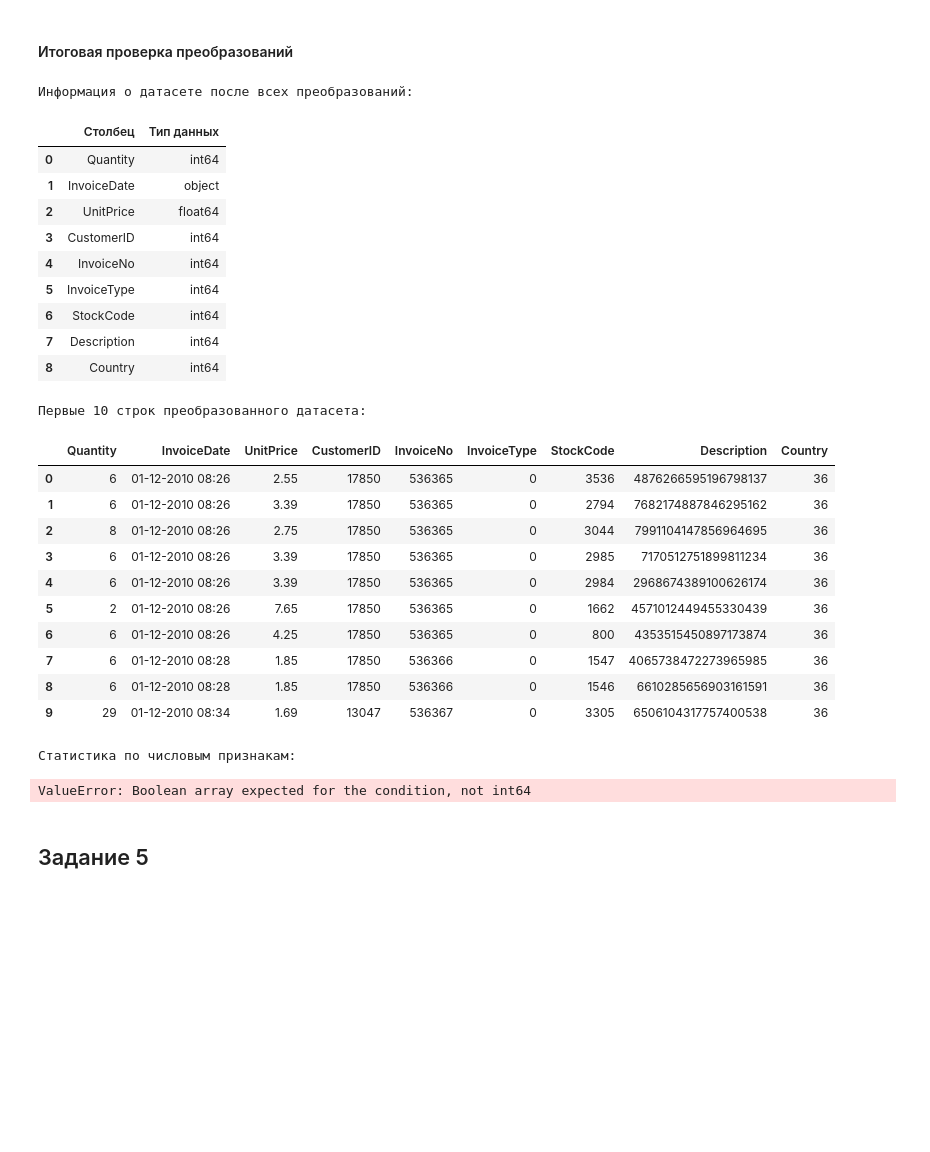
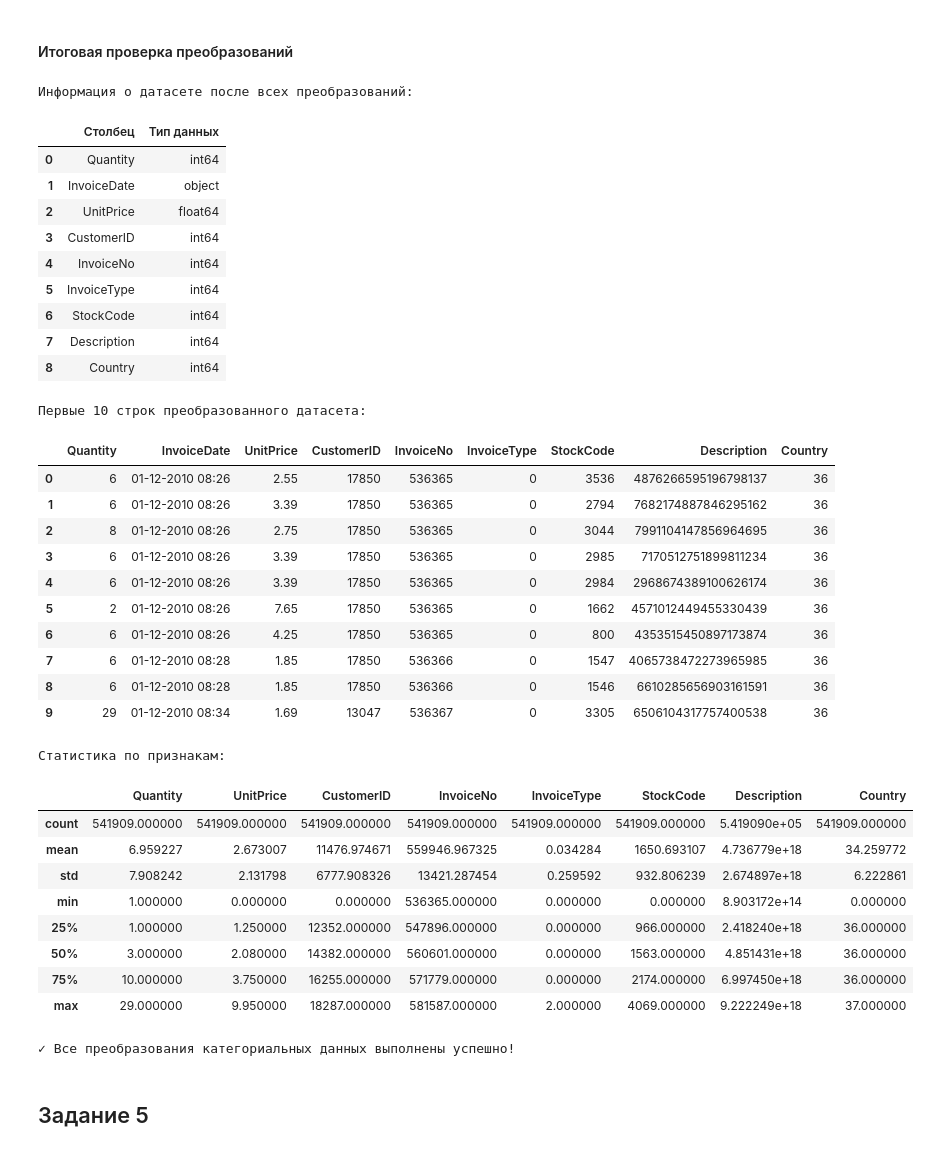
Before and after one commit to Education-Bugaev-RV/TOBD, a Jupyter notebook: ЛР (3)/notebook.ipynb, the cells around one changed output. Cells and saved outputs as stored; diff of their text form; code cells hidden in the pictures; blank space fills up the shorter version.

Commit message:
fix(ЛР3): исправляет ошибку выводе статистики по признакам

```diff
--- a/ЛР (3)/notebook.ipynb
+++ b/ЛР (3)/notebook.ipynb
@@ -1110,37 +1110,46 @@ display(comparison_types)
 
 print("\nПервые 10 строк преобразованного датасета:")
 display(retail_df_categorical.head(10))
 
-print("\nСтатистика по числовым признакам:")
-display(retail_df_categorical[retail_df_categorical.select_dtypes(include=['number'])])
+print("\nСтатистика по признакам:")
+display(retail_df_categorical.describe())
 
 print("\n✓ Все преобразования категориальных данных выполнены успешно!")
 # %% [output]
 Информация о датасете после всех преобразований:
 |  | Столбец | Тип данных |
 | 0 | Quantity | int64 |
 | 1 | InvoiceDate | object |
 | 2 | UnitPrice | float64 |
 | 3 | CustomerID | int64 |
 | 4 | InvoiceNo | int64 |
 | 5 | InvoiceType | int64 |
 | 6 | StockCode | int64 |
 | 7 | Description | int64 |
 | 8 | Country | int64 |
 Первые 10 строк преобразованного датасета:
 |  | Quantity | InvoiceDate | UnitPrice | CustomerID | InvoiceNo | InvoiceType | StockCode | Description | Country |
 | 0 | 6 | 01-12-2010 08:26 | 2.55 | 17850 | 536365 | 0 | 3536 | 4876266595196798137 | 36 |
 | 1 | 6 | 01-12-2010 08:26 | 3.39 | 17850 | 536365 | 0 | 2794 | 7682174887846295162 | 36 |
 | 2 | 8 | 01-12-2010 08:26 | 2.75 | 17850 | 536365 | 0 | 3044 | 7991104147856964695 | 36 |
 | 3 | 6 | 01-12-2010 08:26 | 3.39 | 17850 | 536365 | 0 | 2985 | 7170512751899811234 | 36 |
 | 4 | 6 | 01-12-2010 08:26 | 3.39 | 17850 | 536365 | 0 | 2984 | 2968674389100626174 | 36 |
 | 5 | 2 | 01-12-2010 08:26 | 7.65 | 17850 | 536365 | 0 | 1662 | 4571012449455330439 | 36 |
 | 6 | 6 | 01-12-2010 08:26 | 4.25 | 17850 | 536365 | 0 | 800 | 4353515450897173874 | 36 |
 | 7 | 6 | 01-12-2010 08:28 | 1.85 | 17850 | 536366 | 0 | 1547 | 4065738472273965985 | 36 |
 | 8 | 6 | 01-12-2010 08:28 | 1.85 | 17850 | 536366 | 0 | 1546 | 6610285656903161591 | 36 |
 | 9 | 29 | 01-12-2010 08:34 | 1.69 | 13047 | 536367 | 0 | 3305 | 6506104317757400538 | 36 |
-Статистика по числовым признакам:
+Статистика по признакам:
+|  | Quantity | UnitPrice | CustomerID | InvoiceNo | InvoiceType | StockCode | Description | Country |
+| count | 541909.000000 | 541909.000000 | 541909.000000 | 541909.000000 | 541909.000000 | 541909.000000 | 5.419090e+05 | 541909.000000 |
+| mean | 6.959227 | 2.673007 | 11476.974671 | 559946.967325 | 0.034284 | 1650.693107 | 4.736779e+18 | 34.259772 |
+| std | 7.908242 | 2.131798 | 6777.908326 | 13421.287454 | 0.259592 | 932.806239 | 2.674897e+18 | 6.222861 |
+| min | 1.000000 | 0.000000 | 0.000000 | 536365.000000 | 0.000000 | 0.000000 | 8.903172e+14 | 0.000000 |
+| 25% | 1.000000 | 1.250000 | 12352.000000 | 547896.000000 | 0.000000 | 966.000000 | 2.418240e+18 | 36.000000 |
+| 50% | 3.000000 | 2.080000 | 14382.000000 | 560601.000000 | 0.000000 | 1563.000000 | 4.851431e+18 | 36.000000 |
+| 75% | 10.000000 | 3.750000 | 16255.000000 | 571779.000000 | 0.000000 | 2174.000000 | 6.997450e+18 | 36.000000 |
+| max | 29.000000 | 9.950000 | 18287.000000 | 581587.000000 | 2.000000 | 4069.000000 | 9.222249e+18 | 37.000000 |
-ValueError: Boolean array expected for the condition, not int64
+✓ Все преобразования категориальных данных выполнены успешно!
 # %% [markdown]
 ## Задание 5
 # %% [markdown]
```
